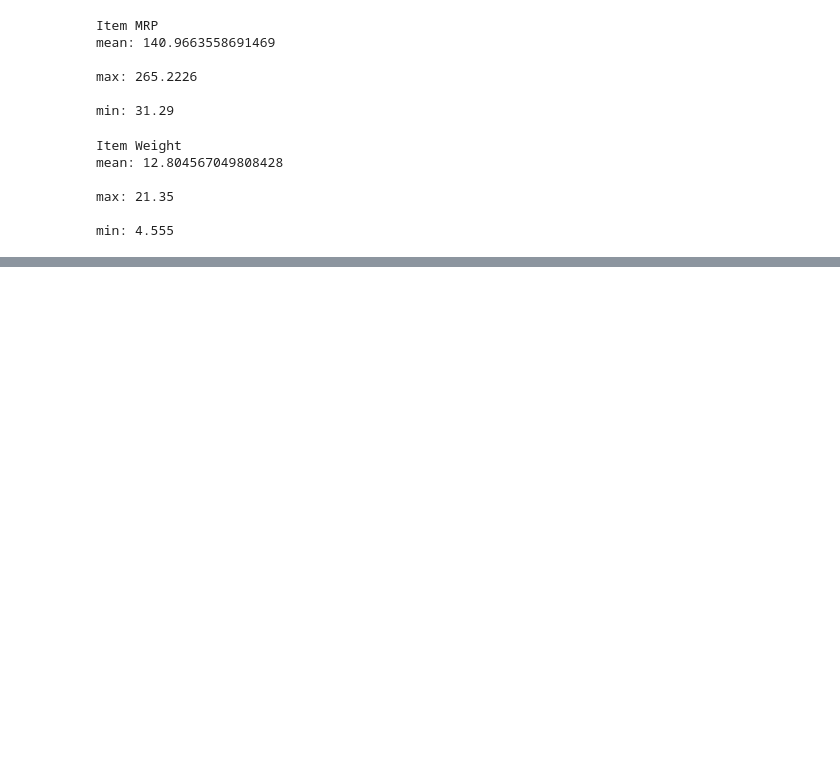
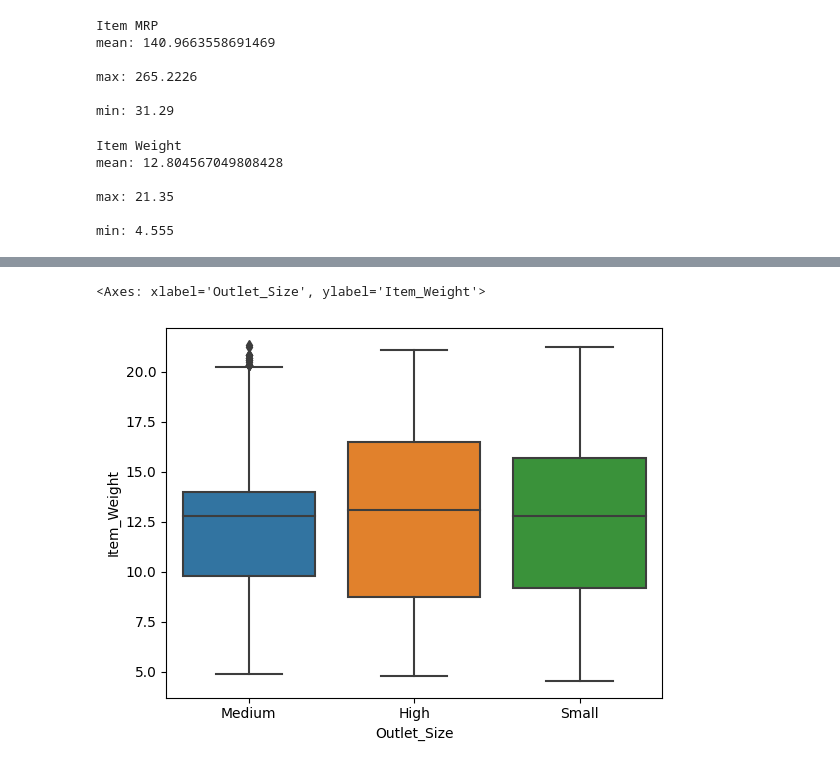
Before and after one commit to RissanX/food-sales-predicitons, a Jupyter notebook: Food_Sales_Predictions.ipynb, the cells around one changed output, grey strips where cells are left out. Cells and saved outputs as stored; diff of their text form; code cells hidden in the pictures; blank space fills up the shorter version.

```diff
--- a/Food_Sales_Predictions.ipynb
+++ b/Food_Sales_Predictions.ipynb
@@ -212,0 +285,5 @@ min: 4.555
+# %%
+sns.boxplot(data=df, x='Outlet_Size', y='Item_Weight')
+# %% [output]
+<Axes: xlabel='Outlet_Size', ylabel='Item_Weight'>
+[figure, added]
```
Also changed, not shown: parts of 11 cells of this notebook.
